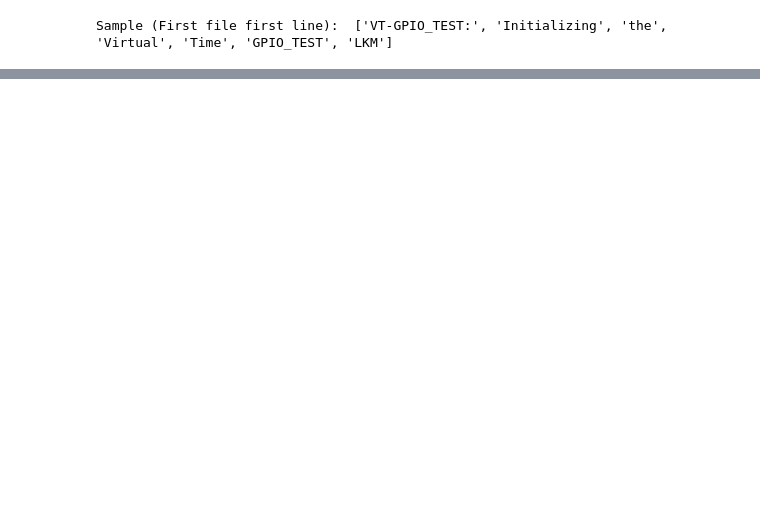
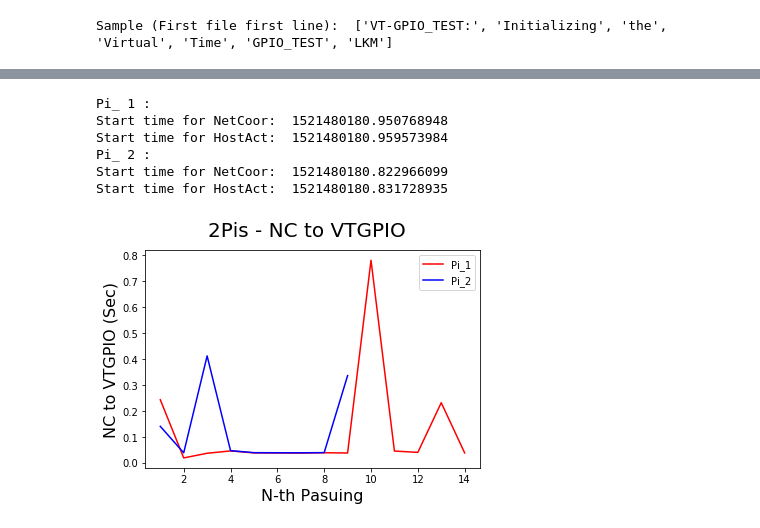
Before and after one commit to Br1an6/Virtual-Time-Manager, a Jupyter notebook: SupprtFiles/plotvtm.ipynb, the cells around one changed output, grey strips where cells are left out. Cells and saved outputs as stored; diff of their text form; code cells hidden in the pictures; blank space fills up the shorter version.

```diff
--- a/SupprtFiles/plotvtm.ipynb
+++ b/SupprtFiles/plotvtm.ipynb
@@ -117,0 +129,36 @@ Start time for HostAct:  1520876280.786869
+# %%
+# Graph of pause by NC to VTGPIO: Pause time
+fig = plt.figure()
+fig.suptitle(str(len(list_parsed_files)) +'Pis - NC to VTGPIO', fontsize=20)
+axis = plt.gca().xaxis
+leg_list = []
+for i, fd in enumerate(list_parsed_files):
+    start_time_NC = fd[1]["text"].split(': ')[1]
+    start_time_HA = fd[2]["text"].split(': ')[1]
+    print 'Pi_', i+1,': '
+    print 'Start time for NetCoor: ', start_time_NC
+    print 'Start time for HostAct: ', start_time_HA
+
+    x = [float(item["text"].split()[1]) for item in fd[3:] if item["text"].split()[0] == "NCProcHandler_Stop_Services:"]
+    y = []
+    for i2, item in enumerate(list_dmgFiles[i]):
+        if list_dmgFiles[i][i2-1][-1] == 'pause':
+            y.append(float(item[-3] + '.' + item[-2]))
+
+    y2 = map(operator.sub, y, x)
+    x2 = [ind+1 for ind in range(len(y))]
+    leg_list.append('Pi_'+str(i+1))
+    plt.plot(x2, y2, color=colors[i])
+
+plt.xlabel('N-th Pasuing', fontsize=16)
+plt.ylabel('NC to VTGPIO (Sec)', fontsize=16)
+plt.legend(leg_list)
+plt.show()
+# %% [output]
+Pi_ 1 :
+Start time for NetCoor:  1521480180.950768948
+Start time for HostAct:  1521480180.959573984
+Pi_ 2 :
+Start time for NetCoor:  1521480180.822966099
+Start time for HostAct:  1521480180.831728935
+[figure, added]
```
Also changed, not shown: parts of 4 cells of this notebook, 8 other files.
